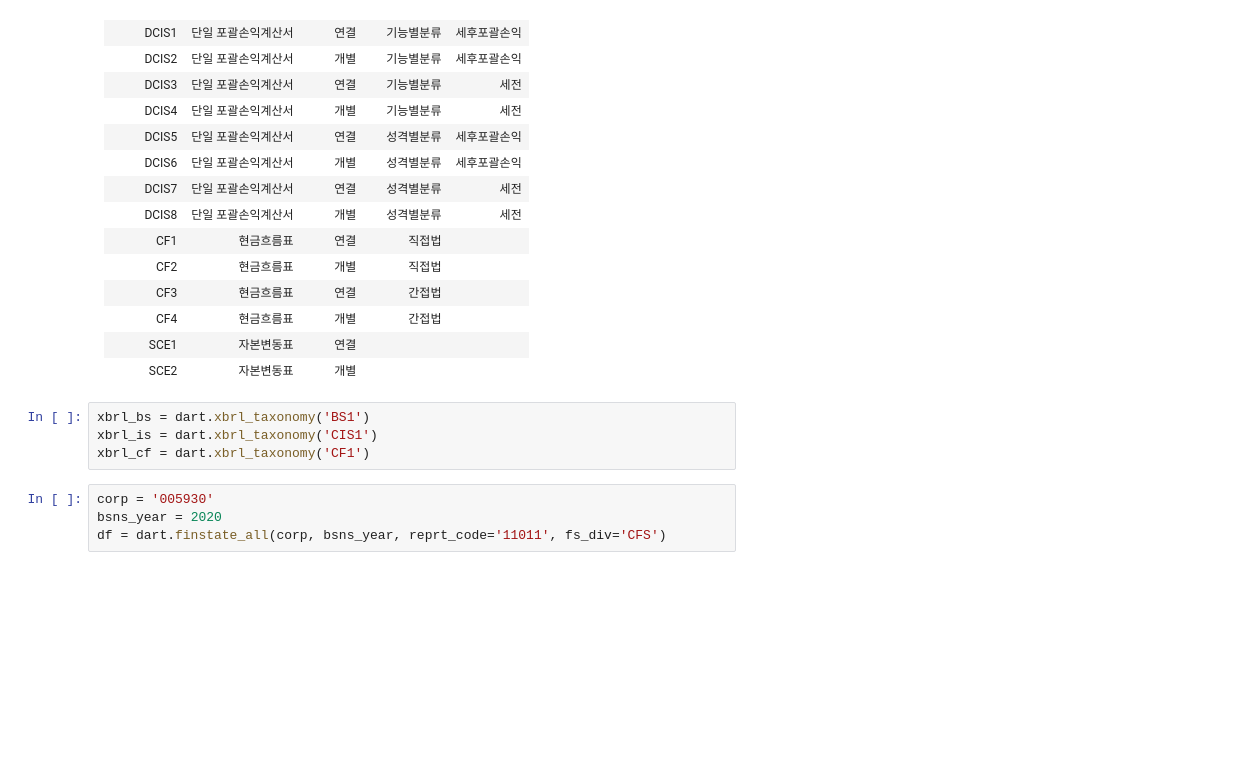
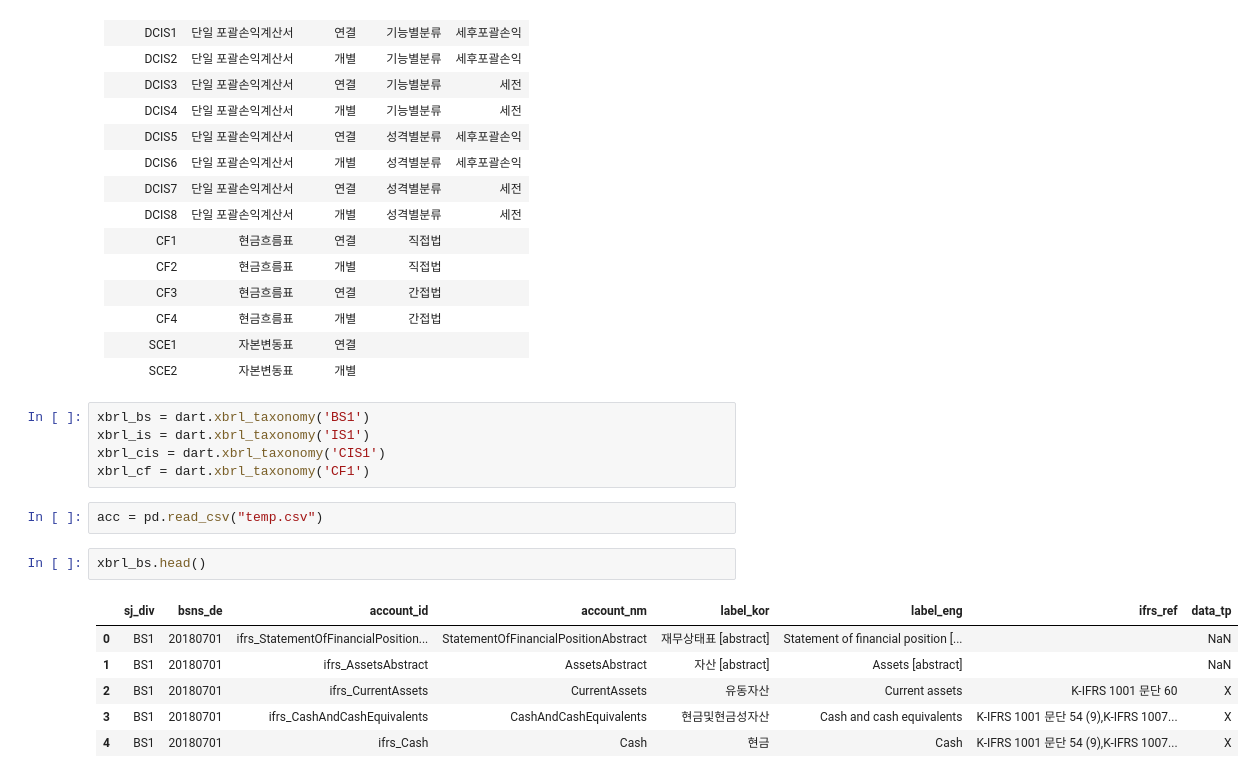
Before and after one commit to simonjisu/FSQA, a Jupyter notebook: Notebooks/02_xbrl.ipynb, the cells around one changed output. Cells and saved outputs as stored; diff of their text form; blank space fills up the shorter version.

Commit message:
Studied about XBRL to Ontology

```diff
--- a/Notebooks/02_xbrl.ipynb
+++ b/Notebooks/02_xbrl.ipynb
@@ -94,9 +94,17 @@ dart = OpenDartReader(dart_settings['apikey'])
 |SCE2|자본변동표|개별||
 # %%
 xbrl_bs = dart.xbrl_taxonomy('BS1')
-xbrl_is = dart.xbrl_taxonomy('CIS1')
+xbrl_is = dart.xbrl_taxonomy('IS1')
+xbrl_cis = dart.xbrl_taxonomy('CIS1')
 xbrl_cf = dart.xbrl_taxonomy('CF1')
-# %%
-corp = '005930'
-bsns_year = 2020
-df = dart.finstate_all(corp, bsns_year, reprt_code='11011', fs_div='CFS')
+# %%
+acc = pd.read_csv("temp.csv")
+# %%
+xbrl_bs.head()
+# %% [output]
+|  | sj_div | bsns_de | account_id | account_nm | label_kor | label_eng | ifrs_ref | data_tp |
+| 0 | BS1 | 20180701 | ifrs_StatementOfFinancialPosition... | StatementOfFinancialPositionAbstract | 재무상태표 [abstract] | Statement of financial position [... |  | NaN |
+| 1 | BS1 | 20180701 | ifrs_AssetsAbstract | AssetsAbstract | 자산 [abstract] | Assets [abstract] |  | NaN |
+| 2 | BS1 | 20180701 | ifrs_CurrentAssets | CurrentAssets | 유동자산 | Current assets | K-IFRS 1001 문단 60 | X |
+| 3 | BS1 | 20180701 | ifrs_CashAndCashEquivalents | CashAndCashEquivalents | 현금및현금성자산 | Cash and cash equivalents | K-IFRS 1001 문단 54 (9),K-IFRS 1007... | X |
+| 4 | BS1 | 20180701 | ifrs_Cash | Cash | 현금 | Cash | K-IFRS 1001 문단 54 (9),K-IFRS 1007... | X |
```
Also changed, not shown: parts of 3 cells of this notebook, 1 other file.
